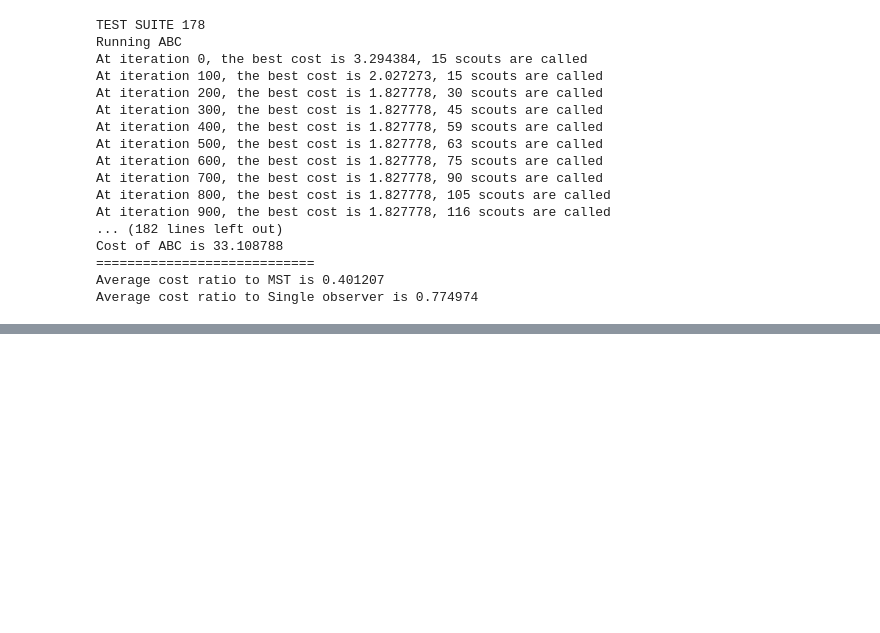
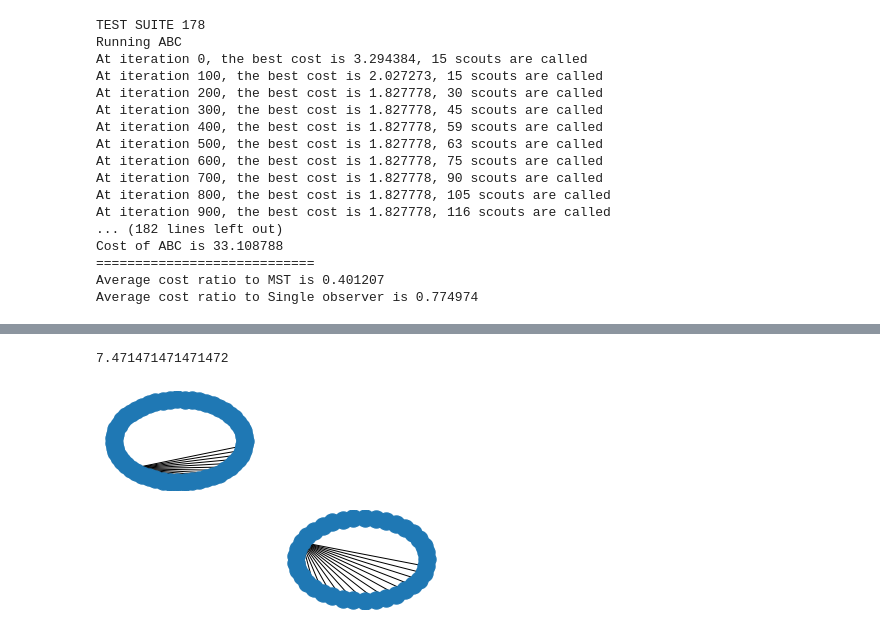
Before and after one commit to tsunrise/cs170-proj, a Jupyter notebook: notebook.ipynb, the cells around one changed output, grey strips where cells are left out. Cells and saved outputs as stored; diff of their text form; code cells hidden in the pictures; blank space fills up the shorter version.

```diff
--- a/notebook.ipynb
+++ b/notebook.ipynb
@@ -134,4 +134,4 @@ Cost of ABC is 33.108788
 Average cost ratio to MST is 0.401207
 Average cost ratio to Single observer is 0.774974
 # %%
-G = read_input_file("./inputs/large-68.in")
+G = read_input_file("./inputs/large-356.in")
@@ -159,0 +138,3 @@ import os
+# %%
+T = solver.ABC(G, 15, 5, 2000, 100, True)
+cost(T, G)
@@ -159,0 +160,18 @@ import os
+# %%
+def getCost(fileName: str):
+    G = read_input_file("./inputs/%s.in" % fileName)
+    T = read_output_file("./outputs/%s.out" % fileName, G)
+
+    plt.subplot(221)
+    nx.draw_shell(G)
+    plt.subplot(224)
+    nx.draw_shell(T)
+
+    if len(T) == 1:
+        return 0
+    return average_pairwise_distance_fast(T)
+# %%
+getCost("large-164")
+# %% [output]
+7.471471471471472
+[figure, added]
```
Also changed, not shown: parts of 4 cells of this notebook, 1 other file.
